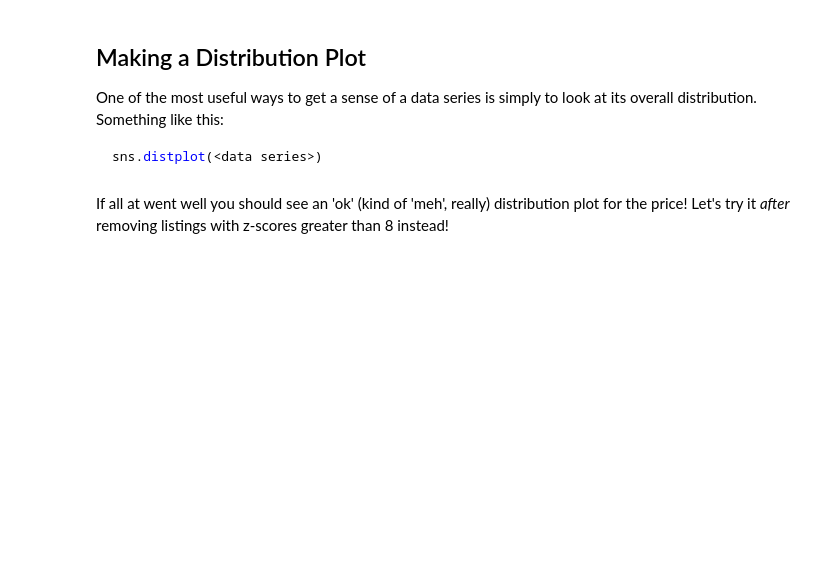
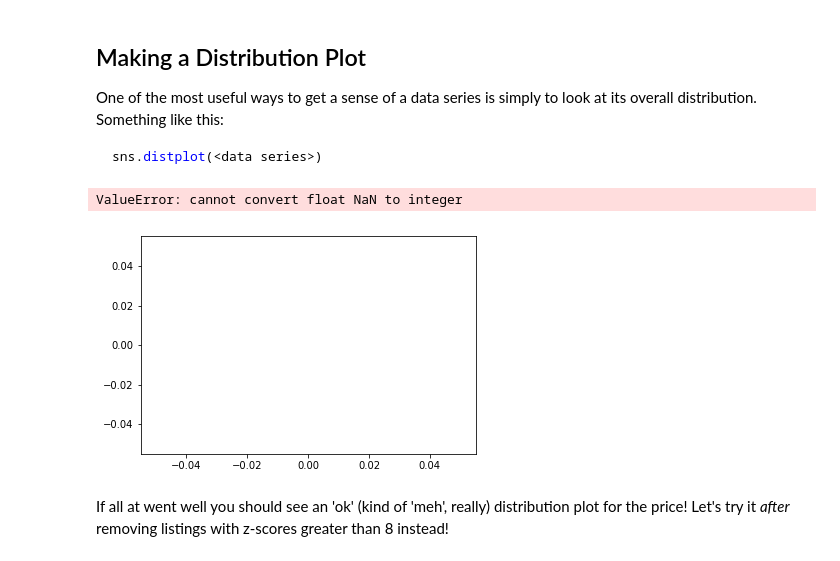
Before and after one commit to kingsgeocomp/geocomputation, a Jupyter notebook: Practical-04-Visualising Data.ipynb, the cells around one changed output. Drawn from its saved outputs; the diff is of its cells as text; code cells hidden in the pictures; blank space fills up the shorter version.

````diff
--- a/Practical-04-Visualising Data.ipynb
+++ b/Practical-04-Visualising Data.ipynb
@@ -50,3 +79,4 @@ One way to achieve this right at the start is to specify the number of rows (abb
 # %%
-df = pd.read_csv('airbnb.csv.gz', index_col=0, nrows=???)
+df = pd.read_csv('lsoa.csv.gz', index_col=0, nrows=4835) # Try changing the nrows value
+print(df.shape)
 df.head(2)
@@ -84,3 +122,0 @@ _Or_ [let me Google that for you](http://lmgtfy.com/?q=converting+currency+with+
-# %%
-df['price'] = df.price.???
-df.price.describe()
@@ -137,6 +182,6 @@ But just to remind you: see how familiar that syntax is? `df['key'] = value` is
 
 Let's do this for the price so that we get a sense of how expensive a place is _relative_ to all other listings... Perhaps something like standard deviations from the mean?
 # %%
-df['score'] = pd.Series((df.price - df.price.mean()) / df.price.std())
+df['score'] = pd.Series((df['Mean Price'] - df['Mean Price'].mean()) / df['Mean Price'].std())
 # %%
 df.score.describe()
@@ -241,7 +327,11 @@ sns.distplot(<data series>)
 ```
 # %%
 # Note the x-axis range
-sns.distplot(df.price, kde=False)
+sns.distplot(df['Mean Price'], hist=False)
+sns.distplot(df['Median Price'], hist=False)
+# %% [output]
+ValueError: cannot convert float NaN to integer
+[figure, added]
 # %%
 # Note the x-axis range!
 sns.distplot(df.score, kde=False)
````
Also changed, not shown: parts of 28 cells of this notebook, 1 other file.
